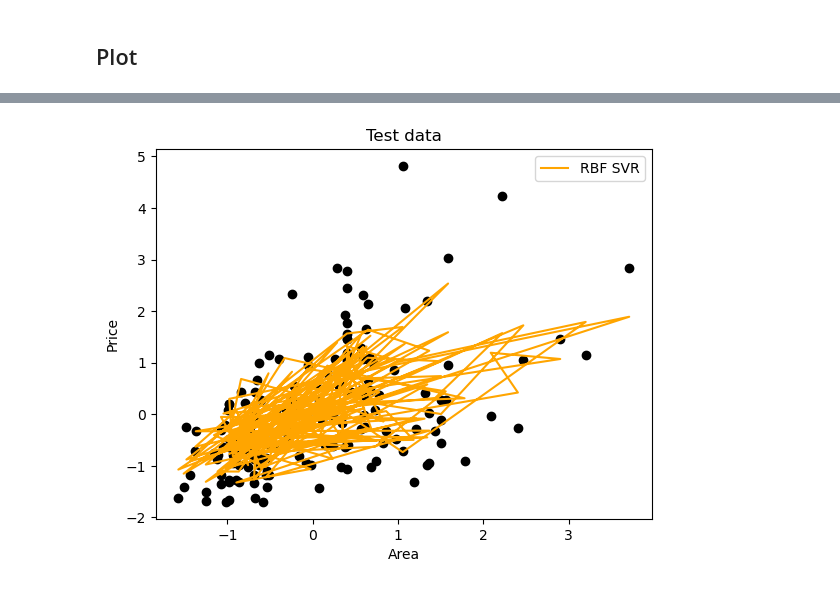
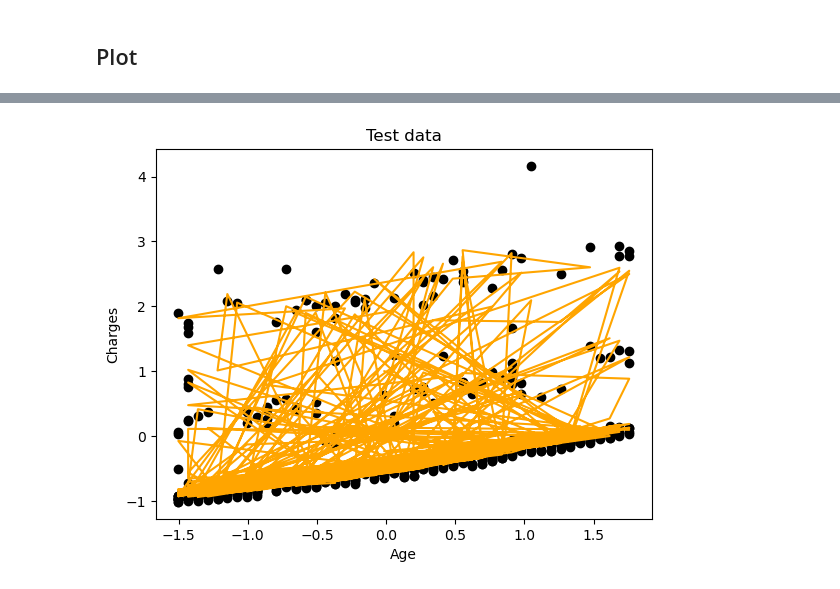
Before and after one commit to ChaitanyaS2104/ML_Models, a Jupyter notebook: Support_Vector_Regression.ipynb, the cells around one changed output, grey strips where cells are left out. Saved outputs shown, nothing was run; the diff lists cells and outputs as text; code cells hidden in the pictures.

```diff
--- a/Support_Vector_Regression.ipynb
+++ b/Support_Vector_Regression.ipynb
@@ -5,7 +5,7 @@ import pandas as pd
 import numpy as np
 import matplotlib.pyplot as plt
 # %%
-df = pd.read_csv('Housing.csv')
+df = pd.read_csv('insurance.csv')
 # %%
 df.head()
 # %% [output]
@@ -35,9 +29,9 @@ furnishingstatus    0
 dtype: int64
 # %%
 # Features
-X = df.drop(['price'], axis=1)
+X = df.drop(['charges'], axis=1)
 # Labels
-y = df['price'].values.reshape(-1,1)
+y = df['charges'].values.reshape(-1,1)
 # %% [markdown]
 ## Data preprocessing
 # %%
@@ -50,9 +44,9 @@ from sklearn.preprocessing import OneHotEncoder, StandardScaler
 from sklearn.compose import ColumnTransformer
 # %%
 # Categorical columns
-columns_to_encode = ['mainroad','guestroom','basement','hotwaterheating','airconditioning','prefarea','furnishingstatus']
+columns_to_encode = ['sex', 'smoker','region']
 # Numeric columns
-numeric_cols = ['area','bedrooms','bathrooms','stories','parking']
+numeric_cols = ['age','bmi','children']
 
 preprocessor = ColumnTransformer(
     transformers=[
@@ -85,7 +79,7 @@ y_test = y_scaler.transform(y_test)
 # %%
 from sklearn.svm import SVR
 # %%
-svr_rbf = SVR(kernel = 'linear', C=0.1, epsilon=0.1)
+svr_rbf = SVR(kernel = 'rbf', C=1, epsilon=0.1)
 
 y_train = y_train.ravel()
 y_test = y_test.ravel()
@@ -167,10 +159,9 @@ plt.show()
 # %%
-plt.scatter(X_test['area'], y_test, color='black')
-plt.plot(X_test['area'], y_test_pred, color = 'orange', label = 'RBF SVR')
-plt.legend()
-plt.xlabel('Area')
-plt.ylabel('Price')
+plt.scatter(X_test['age'], y_test, color='black')
+plt.plot(X_test['age'], y_test_pred, color = 'orange')
+plt.xlabel('Age')
+plt.ylabel('Charges')
 plt.title('Test data')
 plt.show()
 # %% [output]
-[figure, old version]
+[figure, new version]
```
Also changed, not shown: parts of 10 cells of this notebook.
